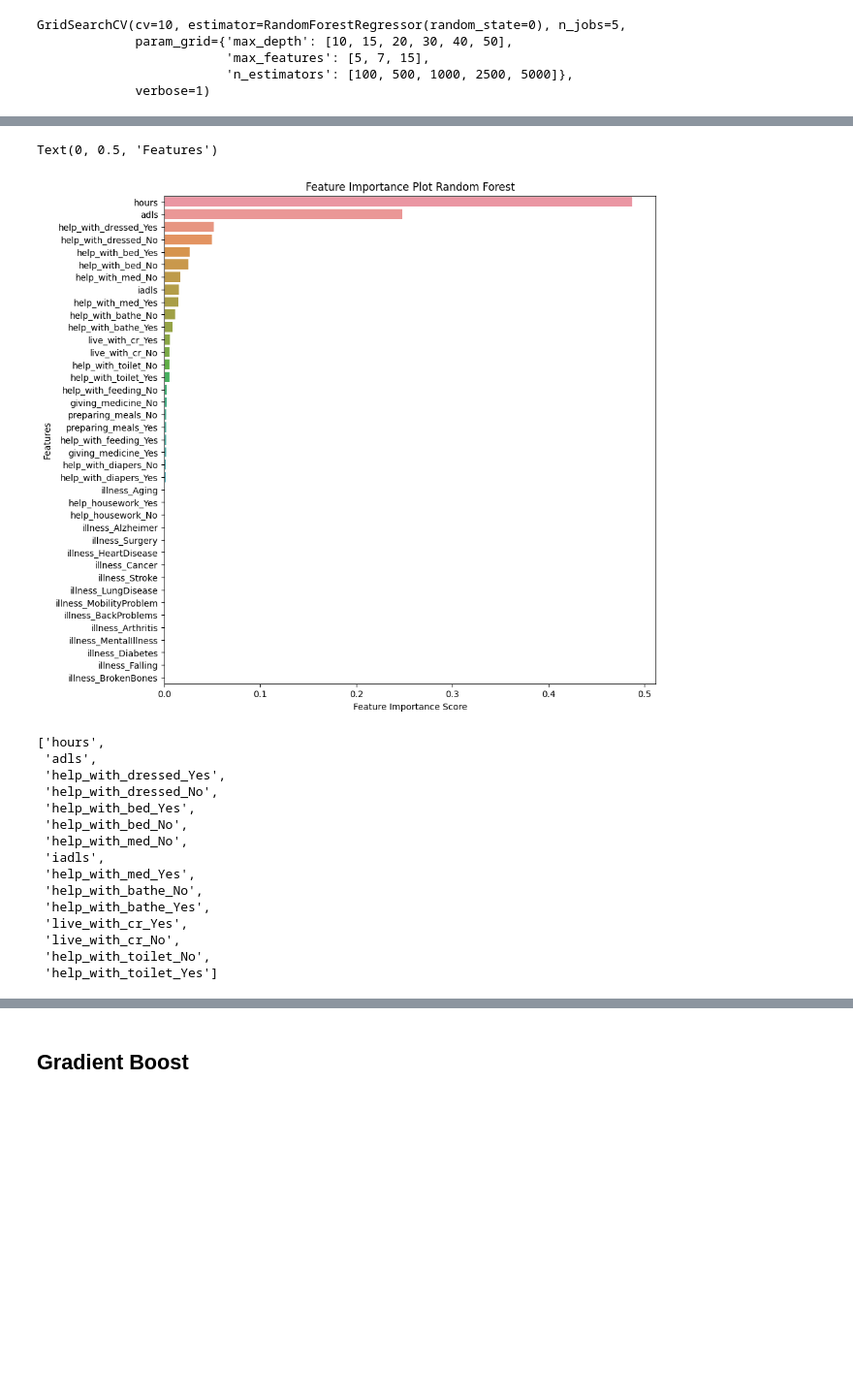
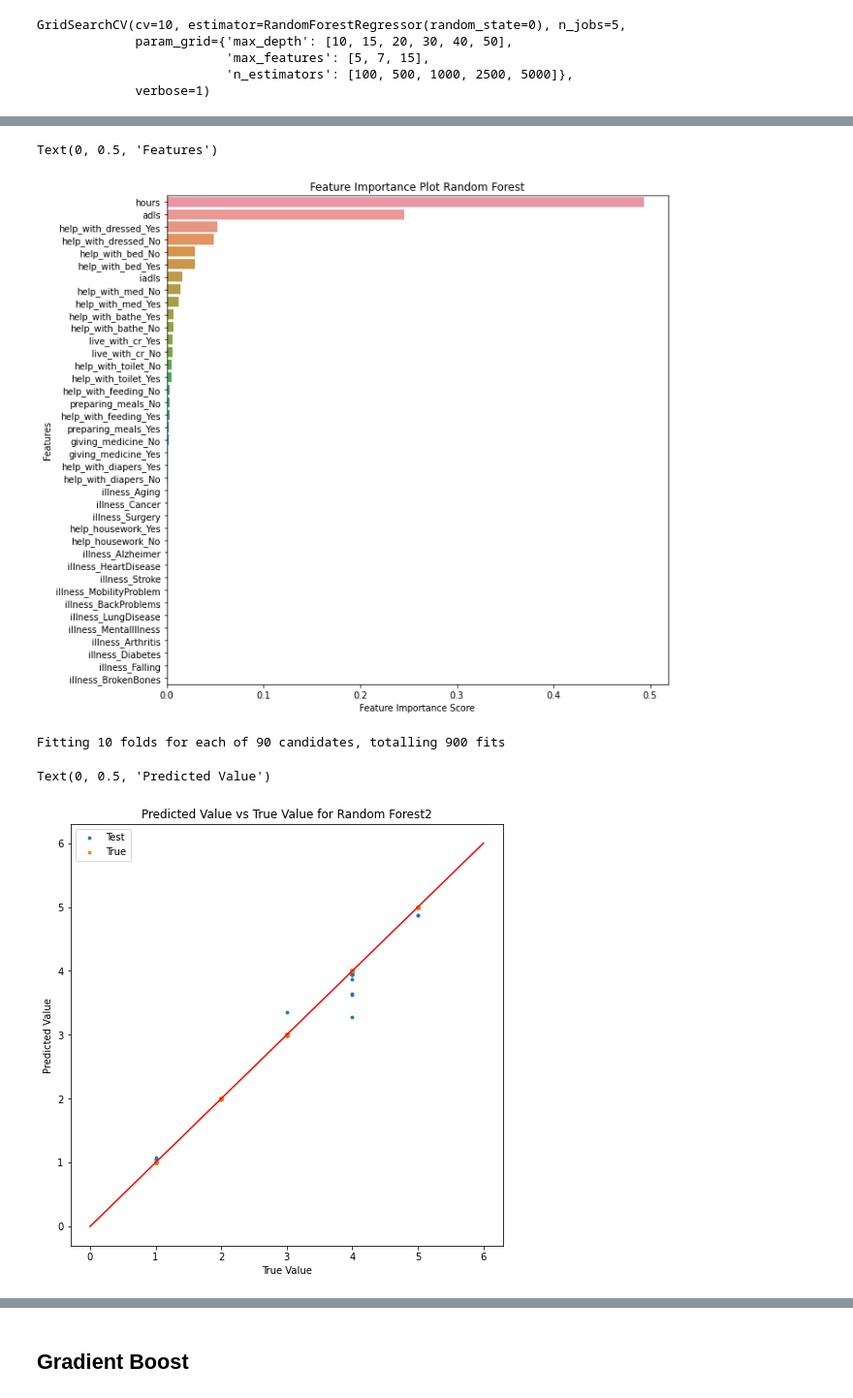
Before and after one commit to woonsupkim/BurdenofCare, a Jupyter notebook: takeda_burden.ipynb, the cells around one changed output, grey strips where cells are left out. Shown: that part at 97% size. Cells and saved outputs as stored; diff of their text form; code cells hidden in the pictures; blank space fills up the shorter version.

```diff
--- a/takeda_burden.ipynb
+++ b/takeda_burden.ipynb
@@ -327,5 +386,5 @@ Text(0, 0.5, 'Predicted Value')
 # %%
-sorted_importance = sorted(zip(X.columns, bestmodel_rf.feature_importances_), key=lambda t:t[1], reverse = True)
+sorted_importance = sorted(zip(X.columns, model2.feature_importances_), key=lambda t:t[1], reverse = True)
 a, b = zip(*sorted_importance)
 plt.figure(figsize = (10,10))
 df = pd.DataFrame({'feature_name':a, 'importance_score':b})
@@ -335,24 +394,26 @@ plt.xlabel('Feature Importance Score')
 plt.ylabel('Features')
 # %% [output]
 Text(0, 0.5, 'Features')
-[figure, old version]
+[figure, new version]
 # %%
 imp_cols = df[df['importance_score'] > 0.004]['feature_name'].tolist()
-# %%
-imp_cols
-# %% [output]
-['hours',
- 'adls',
- 'help_with_dressed_Yes',
- 'help_with_dressed_No',
- 'help_with_bed_Yes',
- 'help_with_bed_No',
- 'help_with_med_No',
- 'iadls',
- 'help_with_med_Yes',
- 'help_with_bathe_No',
- 'help_with_bathe_Yes',
- 'live_with_cr_Yes',
- 'live_with_cr_No',
- 'help_with_toilet_No',
- 'help_with_toilet_Yes']
+# %%
+grid_search_forest.fit(X[imp_cols], y)
+
+model22 = grid_search_forest.best_estimator_
+y_hat22 = model22.predict(X[imp_cols])
+# %% [output]
+Fitting 10 folds for each of 90 candidates, totalling 900 fits
+# %%
+plt.figure(figsize = (8,8))
+plt.scatter(x = y, y= y_hat22, s = 8, label = "Test")
+#plt.scatter(x = y_train, y=bestmodel_rf.predict(X_train), s=8, label = "Train")
+plt.scatter(x = y, y = y, s = 8, label = "True")
+plt.plot([0,6],[0,6], color = 'r')
+plt.legend(loc = 0)
+plt.title("Predicted Value vs True Value for Random Forest2")
+plt.xlabel("True Value")
+plt.ylabel("Predicted Value")
+# %% [output]
+Text(0, 0.5, 'Predicted Value')
+[figure, added]
```
Also changed, not shown: parts of 26 cells of this notebook.
